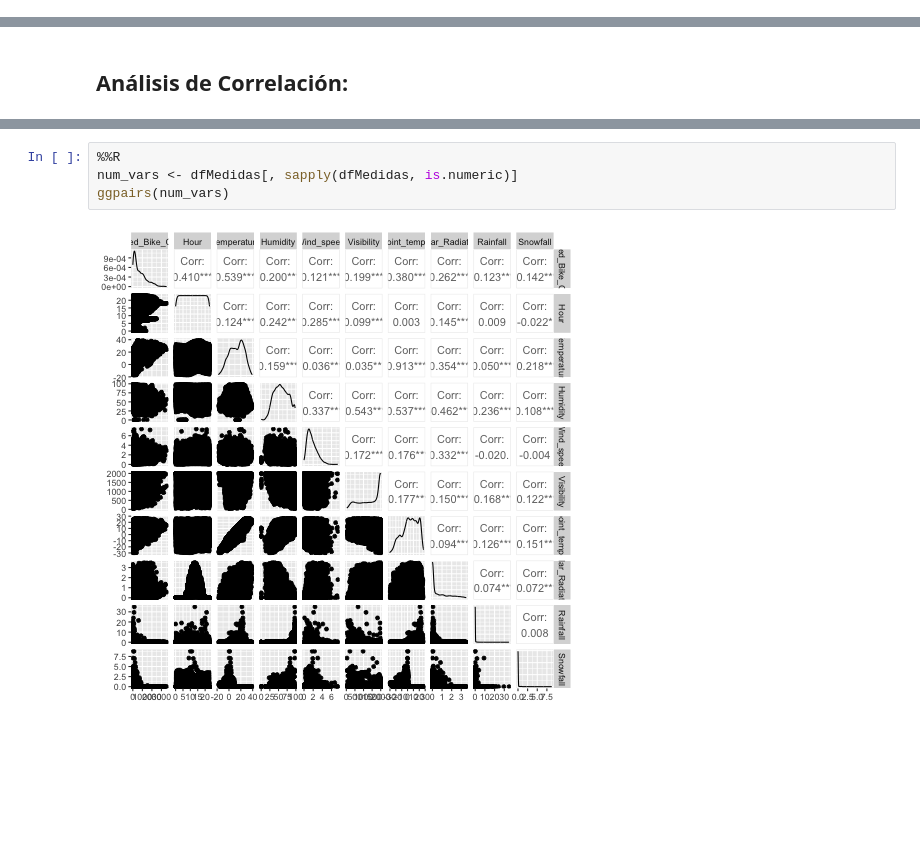
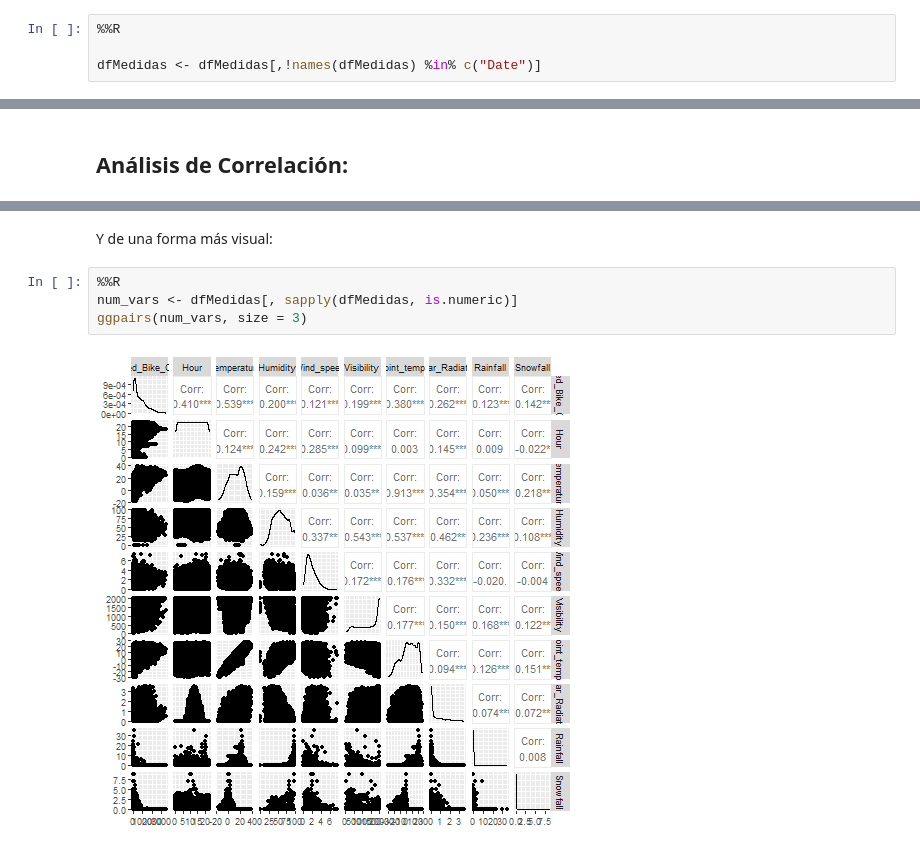
Before and after one commit to Arturo-Hernanz-CM/analisis_datos_modelo_regresion_bicicletas_seul, a Jupyter notebook: modelo.ipynb, the cells around one changed output, grey strips where cells are left out. Saved outputs shown, nothing was run; the diff lists cells and outputs as text; blank space fills up the shorter version.

```diff
--- a/modelo.ipynb
+++ b/modelo.ipynb
@@ -141,0 +139,4 @@ Sin embargo, esperaremos a ver cuanto de correlada está con la variable objetiv
+# %%
+%%R
+
+dfMedidas <- dfMedidas[,!names(dfMedidas) %in% c("Date")]
@@ -231,9 +272,11 @@ Snowfall                0.0000
+# %% [markdown]
+Y de una forma más visual:
 # %%
 %%R
 num_vars <- dfMedidas[, sapply(dfMedidas, is.numeric)]
-ggpairs(num_vars)
+ggpairs(num_vars, size = 3)
 # %% [output]
-[figure, old version]
+[figure, new version]
 # %%
 %%R
 num_vars <- dfMedidas[, sapply(dfMedidas, is.numeric)]
```
Also changed, not shown: parts of 14 cells of this notebook.
